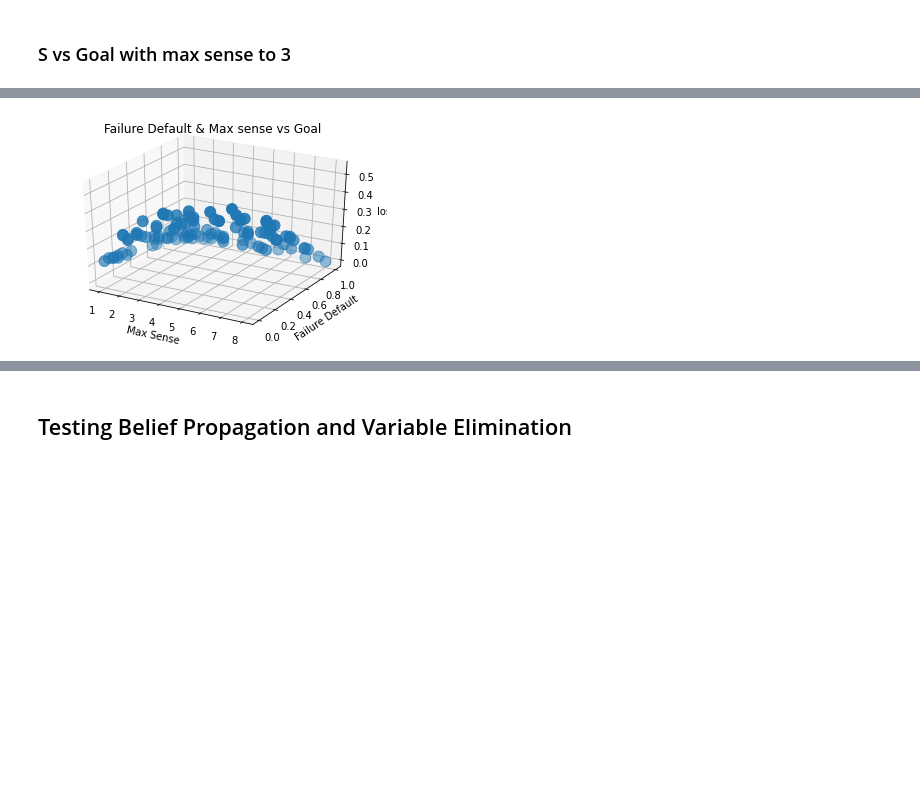
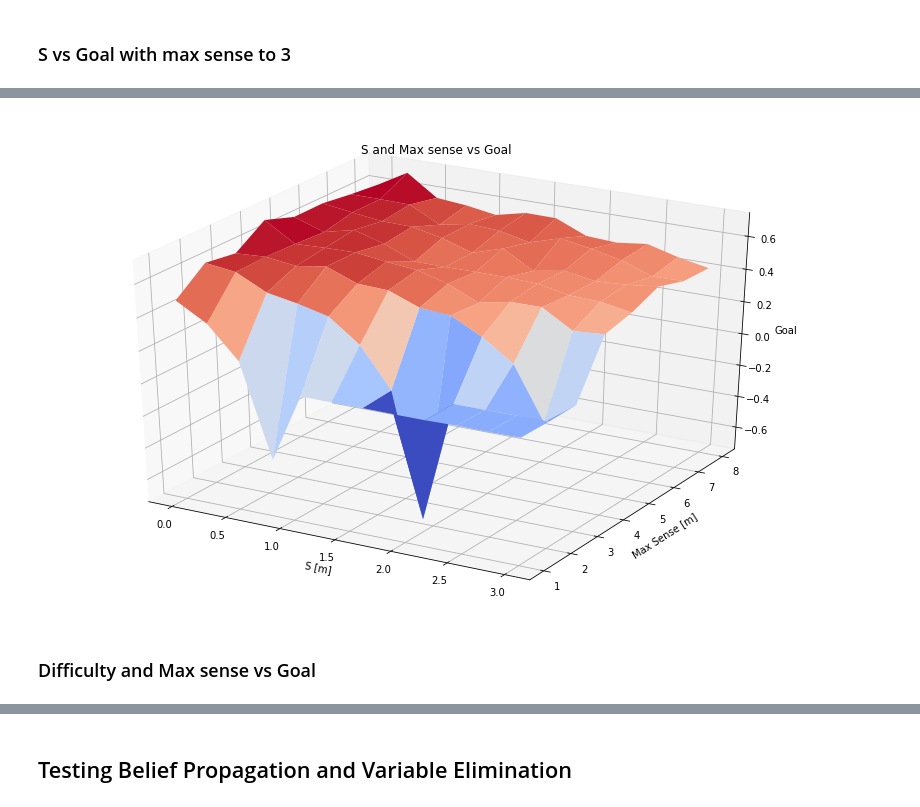
Before and after one commit to carlo98/bayesian-networks-drone-design, a Jupyter notebook: DesignStudyBN.ipynb, the cells around one changed output, grey strips where cells are left out. Cells and saved outputs as stored; diff of their text form; code cells hidden in the pictures; blank space fills up the shorter version.

```diff
--- a/DesignStudyBN.ipynb
+++ b/DesignStudyBN.ipynb
@@ -367 +372,36 @@ plt.show()
+# %%
+fail_def = 0.01
+
+tmp_s = []
+tmp_def = []
+max_sense_values = [max_sense for max_sense in range(1, 9)]
+s_values = np.linspace(0, 3, 12)
+goals = []
+for s in s_values:
+  goals.append([])
+  for max_sense in max_sense_values:
+    tmp_mean = 0
+    for i in range(NUM_TEST_SENSORS):
+      distances = [random.random()*MAX_DIST, random.random()*MAX_DIST, random.random()*MAX_DIST]
+      diff = random.random()
+      _, bp = all_togheter(diff, fail_def, distances, lambda_sensors, max_sense, s)
+      q = bp.query(variables=['G'], show_progress=False)
+      tmp_mean += q.values[1]
+    goals[-1].append(tmp_mean / NUM_TEST_SENSORS)
+# %%
+X, Y = np.meshgrid(max_sense_values, s_values)
+# %%
+fig = plt.figure(figsize =(14, 9))
+ax = plt.axes(projection='3d')
+
+ax.plot_surface(Y, X, np.array(goals), cmap=cm.coolwarm, edgecolor='none')
+ax.set_title('S and Max sense vs Goal')
+ax.set_ylabel("Max Sense [m]")
+ax.set_xlabel("S [m]")
+ax.set_zlabel("Goal")
+plt.show()
+# %% [output]
+[figure, added]
+# %% [markdown]
+### Difficulty and Max sense vs Goal
 # %%
@@ -405,5 +425 @@ def D_plot(xdata, ydata, zdata, xlabel, ylabel, zlabel='loss'):
-# %%
-D_plot(tmp_sense, tmp_def, goals, 'Max Sense', 'Failure Default')
-# %% [output]
-[figure, removed]
 # %%
```
Also changed, not shown: parts of 23 cells of this notebook.
